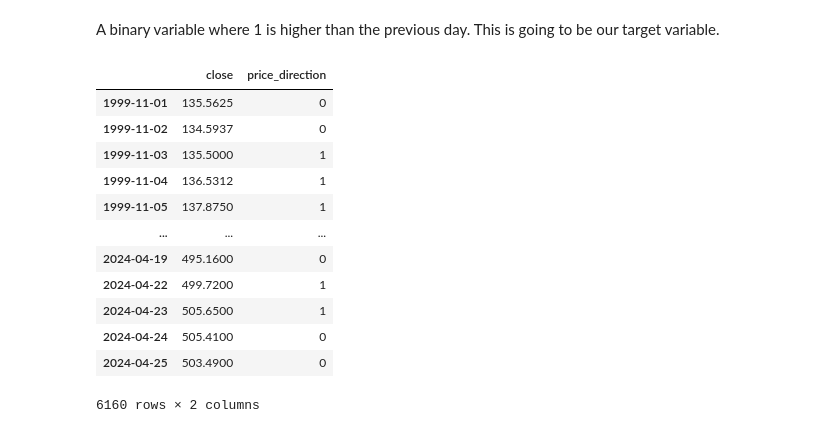
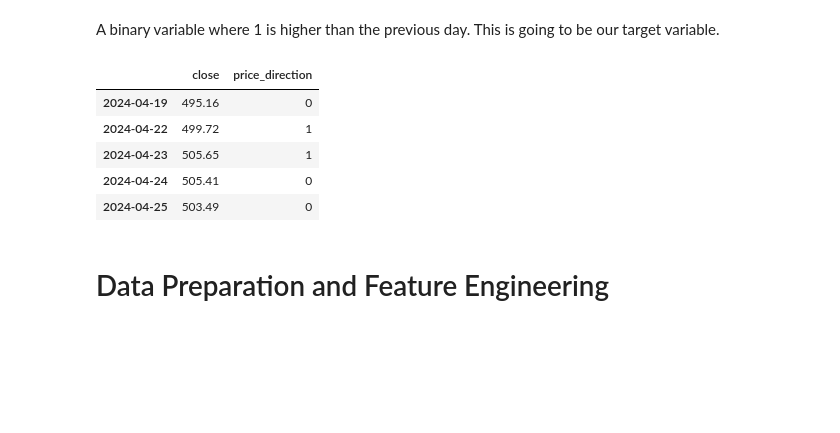
Before and after one commit to a-elgohary/algorithmic_trading, a Jupyter notebook: algorithmic_trading.ipynb, the cells around one changed output. Saved outputs shown, nothing was run; the diff lists cells and outputs as text; code cells hidden in the pictures; blank space fills up the shorter version.

```diff
--- a/algorithmic_trading.ipynb
+++ b/algorithmic_trading.ipynb
@@ -458,5 +453,0 @@ Dollar volume represents the total monetary value of all trades for a specific s
-# %%
-# Calculate the dollar volume of S&P 500
-df_spy['dollar_volume_millions'] = (df_spy['close'] * df_spy['volume']) / 1e6
-
-df_spy.tail()
@@ -474,19 +505,13 @@ A binary variable where 1 is higher than the previous day. This is going to be o
 # %%
 # Add price direction binary column; 1 = close price higher than yesterday
 df_spy['price_direction'] = (df_spy['close'].shift(1) < df_spy['close']).astype(int)
-
-df_spy[['close', 'price_direction']]
+df_spy[['close', 'price_direction']].tail()
 # %% [output]
 |  | close | price_direction |
-| 1999-11-01 | 135.5625 | 0 |
-| 1999-11-02 | 134.5937 | 0 |
-| 1999-11-03 | 135.5000 | 1 |
-| 1999-11-04 | 136.5312 | 1 |
-| 1999-11-05 | 137.8750 | 1 |
-| ... | ... | ... |
-| 2024-04-19 | 495.1600 | 0 |
-| 2024-04-22 | 499.7200 | 1 |
-| 2024-04-23 | 505.6500 | 1 |
-| 2024-04-24 | 505.4100 | 0 |
-| 2024-04-25 | 503.4900 | 0 |
+| 2024-04-19 | 495.16 | 0 |
+| 2024-04-22 | 499.72 | 1 |
+| 2024-04-23 | 505.65 | 1 |
+| 2024-04-24 | 505.41 | 0 |
+| 2024-04-25 | 503.49 | 0 |
-6160 rows × 2 columns
+# %% [markdown]
+# Data Preparation and Feature Engineering
```
Also changed, not shown: parts of 7 cells of this notebook.
